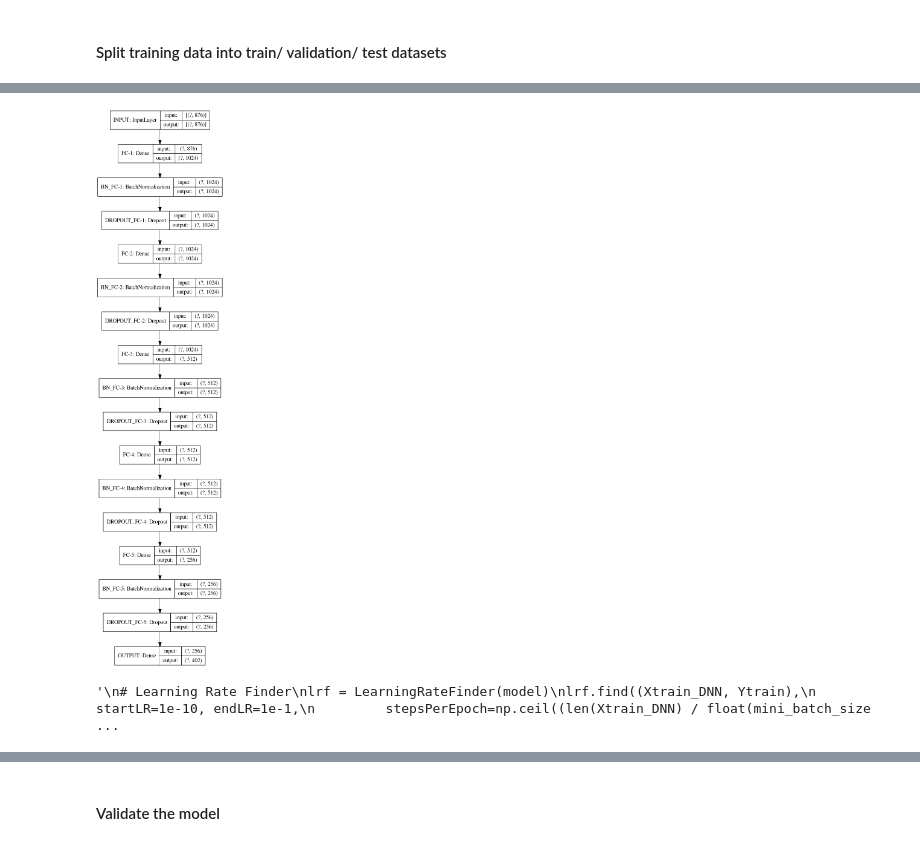
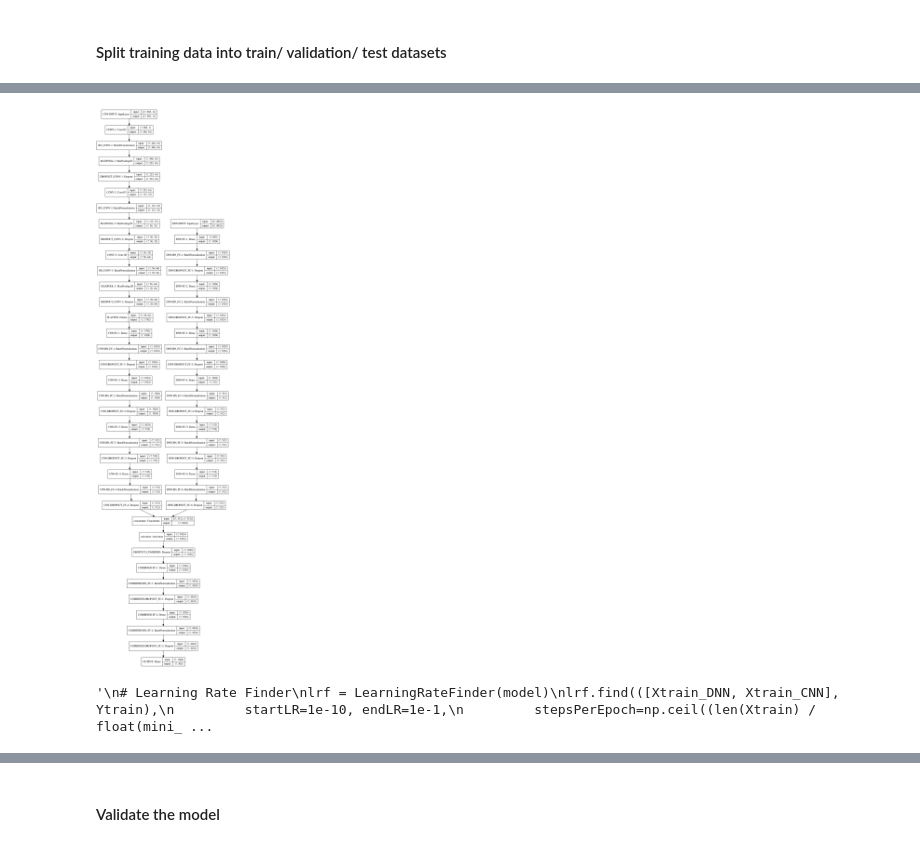
Before and after one commit to dlaststark/machine-learning-projects, a Jupyter notebook: Kaggle/Mechanism of Action/moa-prediction.ipynb, the cells around one changed output, grey strips where cells are left out. Cells and saved outputs as stored; diff of their text form; code cells hidden in the pictures.

Commit message:
Kaggle Hackathon - Copy1

```diff
--- a/Kaggle/Mechanism of Action/moa-prediction.ipynb
+++ b/Kaggle/Mechanism of Action/moa-prediction.ipynb
@@ -143,12 +147,9 @@ train_label_unscored_df: (23814, 403)
 predict_df: (3982, 876)
 # %%
-train_x, train_y_unscored, predict_x = data_preprocess(train_df,
-                                                       predict_df,
-                                                       train_label_unscored_df)
+train_x, predict_x = data_preprocess(train_df, predict_df)
 
-#scaler = MinMaxScaler().fit(train_x)
+scaler = MinMaxScaler().fit(train_x)
 #scaler = StandardScaler().fit(train_x)
-scaler = RobustScaler().fit(train_x)
 
 train_x = scaler.transform(train_x)
 Xpredict = scaler.transform(predict_x)
@@ -169,0 +163,6 @@ predict_x: (3982, 876)
+# %%
+train_label_unscored_df = pd.read_csv(train_labels_unscored)
+print("train_label_unscored_df: {}".format(train_label_unscored_df.shape))
+
+train_label_unscored_df.drop(['sig_id'], axis=1, inplace=True)
+train_label_unscored_df.head()
@@ -169,0 +178,3 @@ predict_x: (3982, 876)
+# %%
+train_y_unscored = train_label_unscored_df.values
+print("train_y_unscored: {}".format(train_y_unscored.shape))
@@ -275,7 +355,7 @@ step_size = 4 * (Xtrain_DNN.shape[0] // mini_batch_size)
 clr_method = 'triangular2'
 # %%
 # Create the model
-model = dnn_model(Xtrain_DNN.shape[1])
+model = hybrid_model(Xtrain.shape[1])
 
 # Compile model to configure the learning process
 model.compile(loss='binary_crossentropy',
@@ -307,20 +387,20 @@ _________________________________________________________________
 # %%
-plot_model(model, to_file='/kaggle/working/unscored_labels_model_plot_dnn.png', show_shapes=True, show_layer_names=True)
+plot_model(model, to_file='/kaggle/working/unscored_labels_hybrid_model_plot.png', show_shapes=True, show_layer_names=True)
 # %% [output]
-[figure, old version]
+[figure, new version]
 # %%
 '''
 # Learning Rate Finder
 lrf = LearningRateFinder(model)
-lrf.find((Xtrain_DNN, Ytrain),
+lrf.find(([Xtrain_DNN, Xtrain_CNN], Ytrain),
          startLR=1e-10, endLR=1e-1,
-         stepsPerEpoch=np.ceil((len(Xtrain_DNN) / float(mini_batch_size))),
+         stepsPerEpoch=np.ceil((len(Xtrain) / float(mini_batch_size))),
          batchSize=mini_batch_size)
 lrf.plot_loss()
 plt.grid()
 plt.show()
 '''
 # %% [output]
-'\n# Learning Rate Finder\nlrf = LearningRateFinder(model)\nlrf.find((Xtrain_DNN, Ytrain),\n         startLR=1e-10, endLR=1e-1,\n         stepsPerEpoch=np.ceil((len(Xtrain_DNN) / float(mini_batch_size ...
+'\n# Learning Rate Finder\nlrf = LearningRateFinder(model)\nlrf.find(([Xtrain_DNN, Xtrain_CNN], Ytrain),\n         startLR=1e-10, endLR=1e-1,\n         stepsPerEpoch=np.ceil((len(Xtrain) / float(mini_ ...
 # %%
 # Define K-fold cross validation test harness
```
Also changed, not shown: parts of 80 cells of this notebook.
